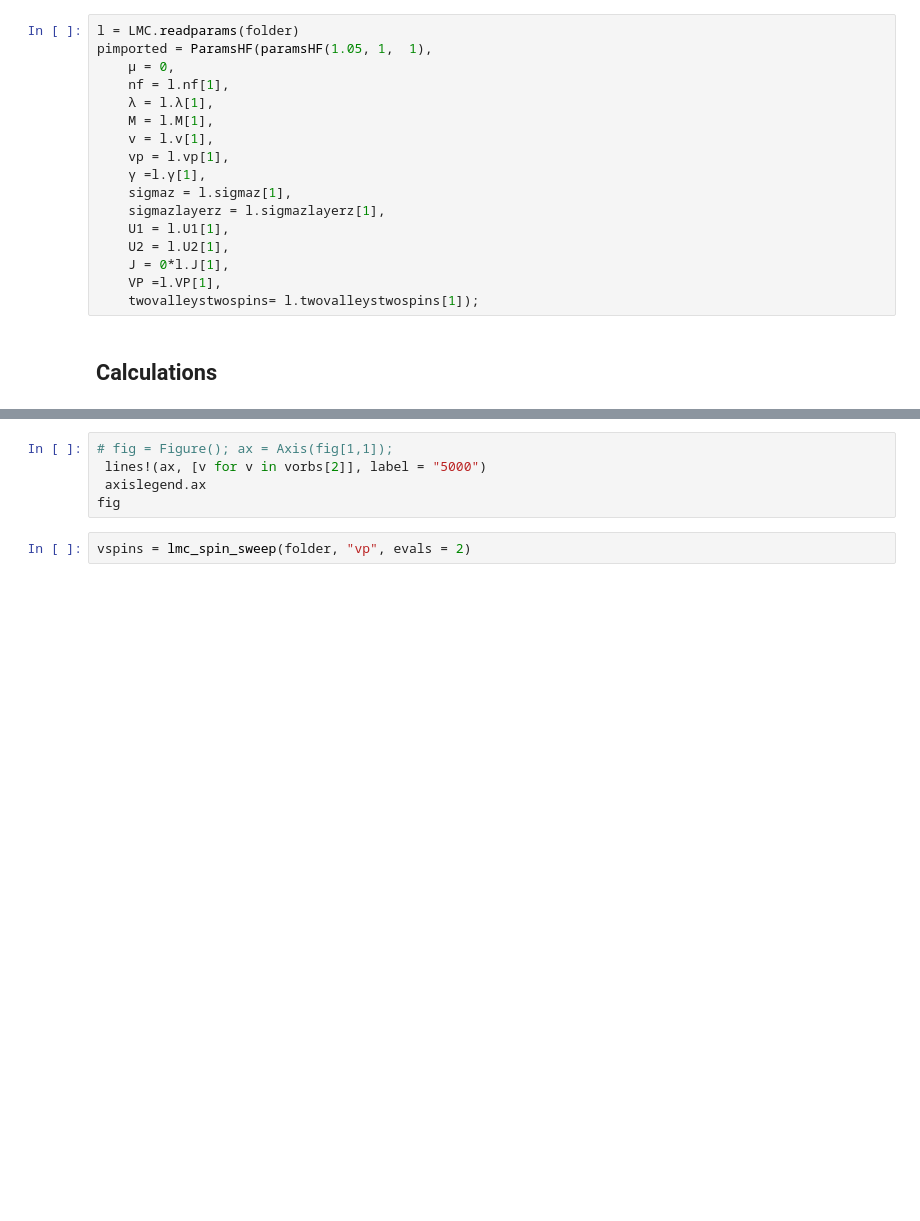
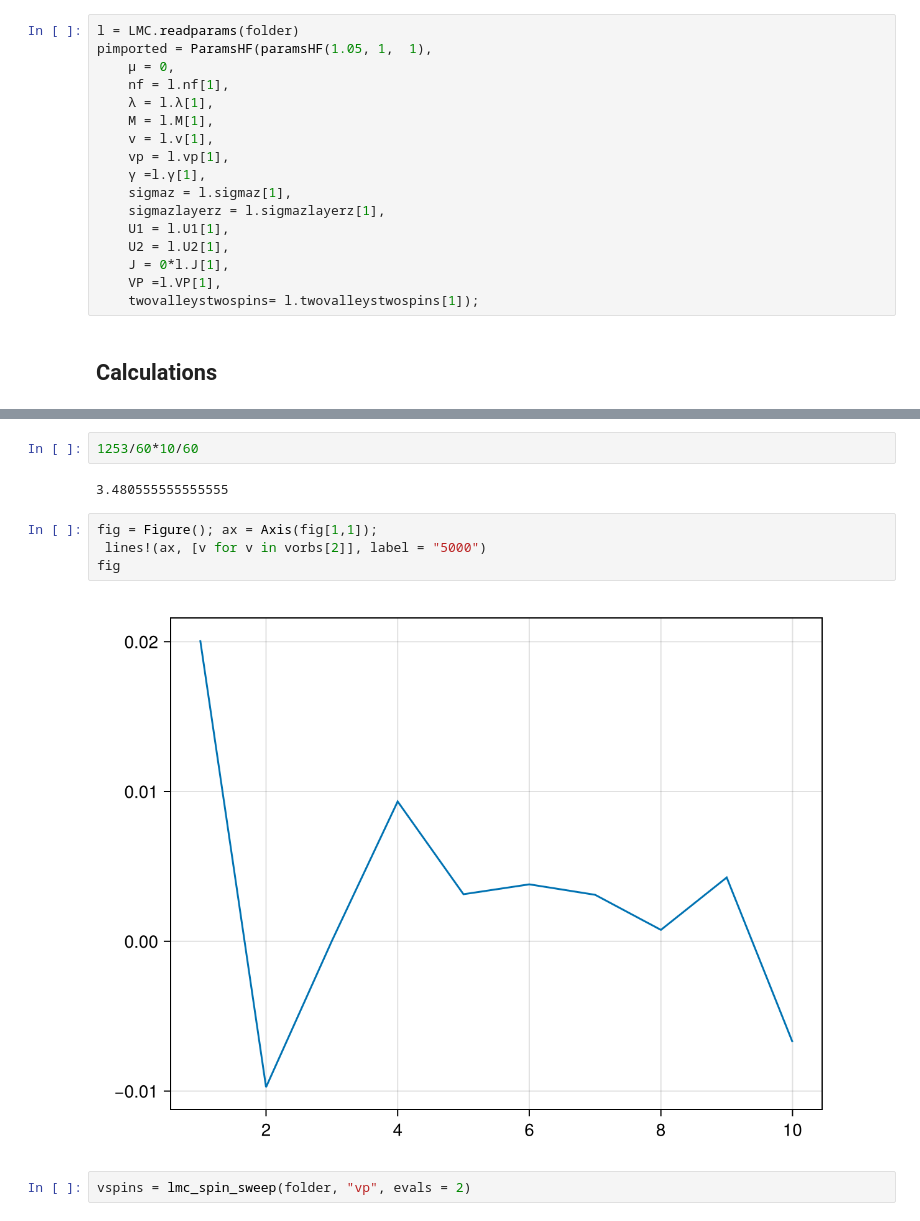
Before and after one commit to fernandopenaranda/LMC, a Jupyter notebook: src/Paper/Figure_TBG.ipynb, the cells around one changed output, grey strips where cells are left out. Drawn from its saved outputs; the diff is of its cells as text; blank space fills up the shorter version.

```diff
--- a/src/Paper/Figure_TBG.ipynb
+++ b/src/Paper/Figure_TBG.ipynb
@@ -69,8 +157,13 @@ pimported = ParamsHF(paramsHF(1.05, 1,  1),
+# %%
+1253/60*10/60
+# %% [output]
+3.480555555555555
 # %%
-# fig = Figure(); ax = Axis(fig[1,1]);
+fig = Figure(); ax = Axis(fig[1,1]);
  lines!(ax, [v for v in vorbs[2]], label = "5000")
- axislegend.ax
 fig
+# %% [output]
+[figure, added]
 # %%
 vspins = lmc_spin_sweep(folder, "vp", evals = 2)
 # %%
```
Also changed, not shown: parts of 9 cells of this notebook, 11 other files.
